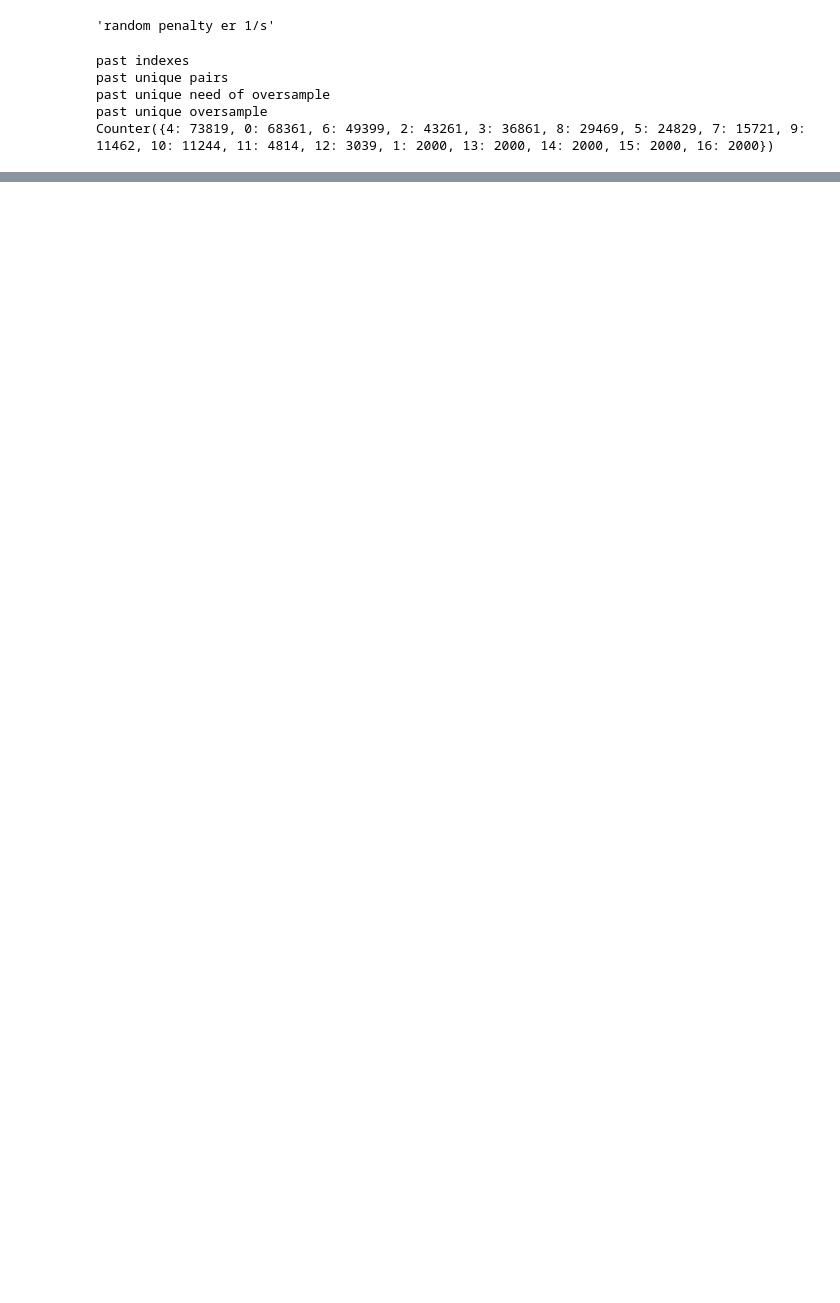
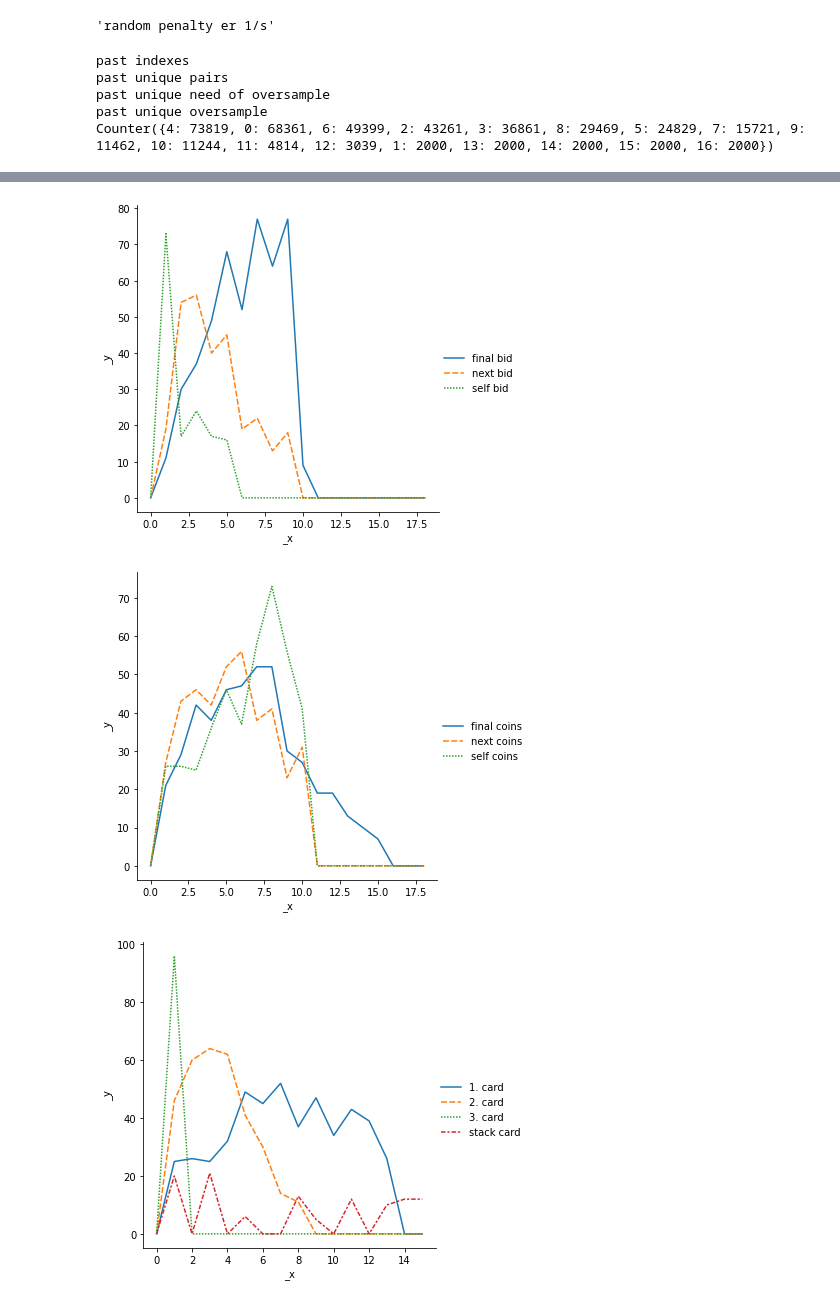
Before and after one commit to JoarVarpe/pet_for_sale, a Jupyter notebook: petting_examples/notebooks/minimalist_explore.ipynb, the cells around one changed output, grey strips where cells are left out. Drawn from its saved outputs; the diff is of its cells as text; code cells hidden in the pictures; blank space fills up the shorter version.

```diff
--- a/petting_examples/notebooks/minimalist_explore.ipynb
+++ b/petting_examples/notebooks/minimalist_explore.ipynb
@@ -147,5 +219,6 @@ for epoch in range(epochs):
 # %%
 def get_name_of_feature_from_cum_4_rounds(feature_nr):
+    total_features = 556
     feature_nr = int(feature_nr)
     money_len = 18
     score_len = 62
@@ -158,6 +231,7 @@ def get_name_of_feature_from_cum_4_rounds(feature_nr):
     score_values = list(range(1, 63))
     stack_values = list(range(1, 16))
     board_values = list(range(1, 16))
+    cards_left_values = list(range(1, 5))
 
     # for self
     if feature_nr in list(range(money_len)):
@@ -183,7 +257,7 @@ def get_name_of_feature_from_cum_4_rounds(feature_nr):
     elif feature_nr in list(range(money_len*4 + score_len*4 + order_len, money_len*4 + score_len*4 + order_len*2)):
         return "next order {}".format(leading_bits[feature_nr - (money_len*4 + score_len*4 + order_len)])
     elif feature_nr == (money_len*4 + score_len*4 + order_len*2):
-        return "next can bid"
+        return "next can bid  "
 
     # for final player
     elif feature_nr in list(range(money_len*4 + score_len*4 + order_len*2 + can_bid_len, money_len*5 + score_len*4 + order_len*2 + can_bid_len)):
@@ -197,7 +271,7 @@ def get_name_of_feature_from_cum_4_rounds(feature_nr):
     elif feature_nr in list(range(money_len*6 + score_len*6 + order_len*2 + can_bid_len, money_len*6 + score_len*6 + order_len*3 + can_bid_len)):
         return "final order {}".format(leading_bits[feature_nr - (money_len*6 + score_len*6 + order_len*2 + can_bid_len)])
     elif feature_nr == (money_len*6 + score_len*6 + order_len*3 + can_bid_len):
-        return "final can bid"
+        return "final can bid  "
 
     # boardstuff
     elif feature_nr in list(range(money_len*6 + score_len*6 + order_len*3 + can_bid_len*2, money_len*6 + score_len*6 + order_len*3 + stack_len + can_bid_len*2)):
@@ -209,4 +283,6 @@ def get_name_of_feature_from_cum_4_rounds(feature_nr):
     elif feature_nr in list(range(money_len*6 + score_len*6 + order_len*3 + stack_len + board_card_len*2 + can_bid_len*2, money_len*6 + score_len*6 + order_len*3 + stack_len + board_card_len*3 + can_bid_len*2)):
         return "3. card {}".format(board_values[feature_nr - (money_len*6 + score_len*6 + order_len*3 + stack_len + board_card_len*2 + can_bid_len*2)])
     elif feature_nr == money_len*6 + score_len*6 + order_len*3 + stack_len + board_card_len*3 + can_bid_len*2:
-        return "std bit"
+        return "std bit  "
+    elif feature_nr in list(range(money_len*6 + score_len*6 + order_len*3 + stack_len + board_card_len*3 + can_bid_len*2 + 1, money_len*6 + score_len*6 + order_len*3 + stack_len + board_card_len*3 + can_bid_len*2 + 1 + 4)):
+        return "cards to aquire {}".format(cards_left_values[feature_nr - (money_len*6 + score_len*6 + order_len*3 + stack_len + board_card_len*3 + can_bid_len*2 + 1)])
@@ -212,0 +798,10 @@ def get_name_of_feature_from_cum_4_rounds(feature_nr):
+# %%
+total = 0
+for group in group_literals(literals).values():
+    # print(group)
+    total += len(group)
+# print(total)
+groups = group_literals(literals)
+len_values = [15, 3, 62, 18, 18, 4, 1]
+groups_and_value = list(zip(groups.keys(), groups.values(), len_values))
+groups_and_value
@@ -212,0 +848,5 @@ def get_name_of_feature_from_cum_4_rounds(feature_nr):
+# %%
+grouped_intervals = defaultdict(list)
+for group in groups_and_value:
+    grouped_intervals[group[0]] = get_pos_interval(best_models[-1][1], clauses_out, (group[1], group[2]))
+grouped_intervals
@@ -212,0 +895,6 @@ def get_name_of_feature_from_cum_4_rounds(feature_nr):
+# %%
+score_df = pd.DataFrame({k: v for k, v in grouped_intervals["scores"].items()})
+bid_df = pd.DataFrame({k: v for k,v in grouped_intervals["bids"].items()})
+coin_df = pd.DataFrame({k: v for k,v in grouped_intervals["coins"].items()})
+card_df = pd.DataFrame({k: v for k,v in grouped_intervals["cards"].items()})
+tot_df = pd.DataFrame({k: v for k,v in grouped_intervals["scores"].items() if "tot" in k})
@@ -212,0 +924,16 @@ def get_name_of_feature_from_cum_4_rounds(feature_nr):
+# %%
+output = y_test[10]
+bidplot = sns.relplot(data=bid_df, kind="line")
+coin_plot = sns.relplot(data=coin_df, kind="line")
+card_plot = sns.relplot(data=card_df, kind="line")
+tot_plot = sns.relplot(data=tot_df, kind="line")
+
+
+
+# sns.displot(data=new_df)
+# sns.catplot(data=new_df, kind="box")
+# sns.kdeplot(data=new_df)
+# %% [output]
+[figure, added]
+[figure, added]
+[figure, added]
```
Also changed, not shown: parts of 68 cells of this notebook, 6 other files.
